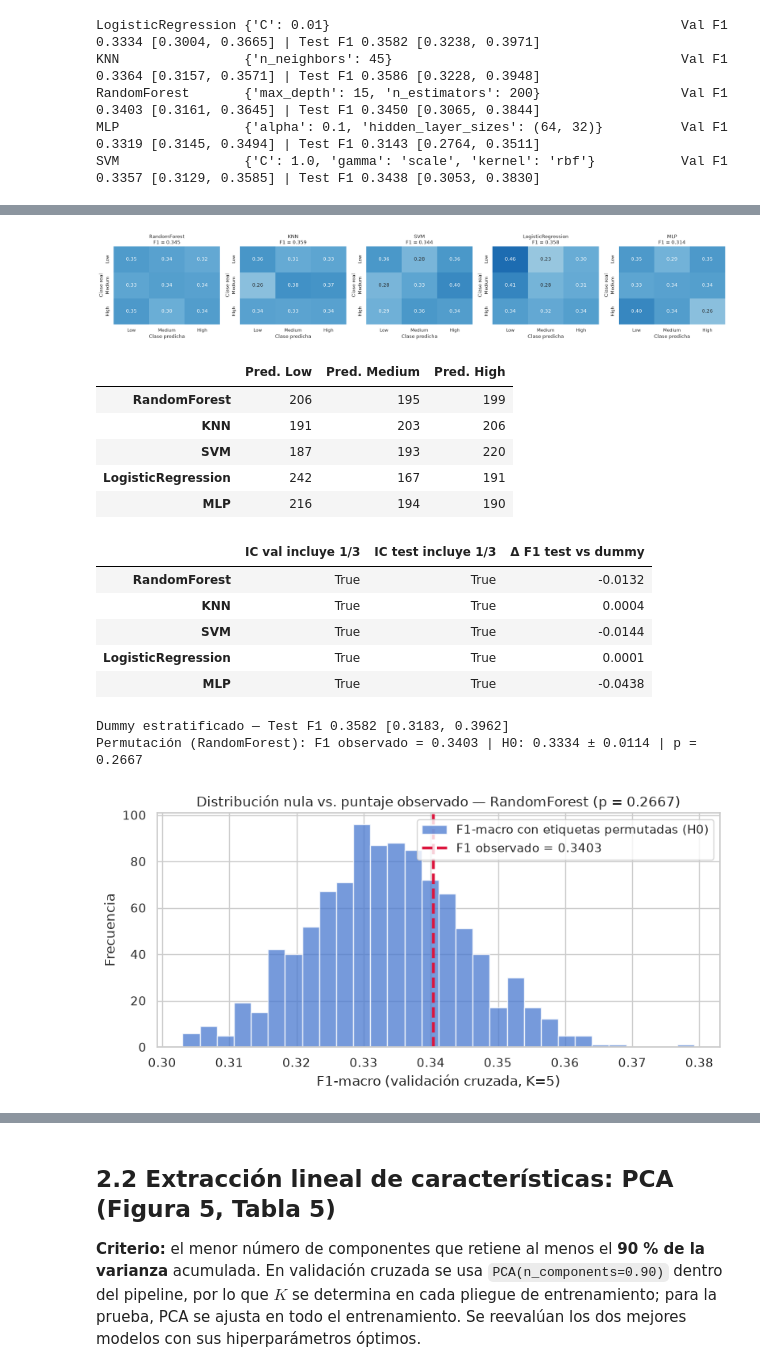
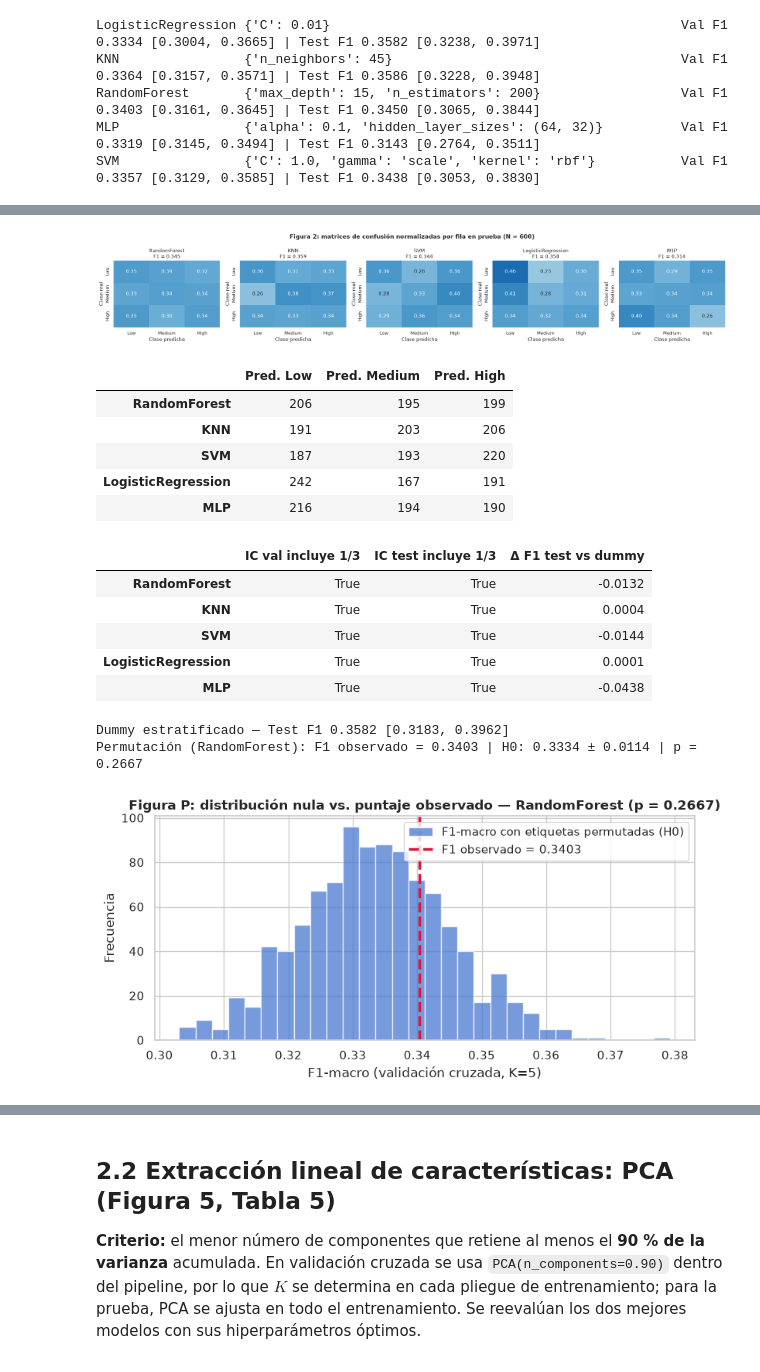
Before and after one commit to acenerumination/MLProject_Cybersecurity_Threat_Severity_and_Impact_Classification, a Jupyter notebook: proyectoModelosII.ipynb, the cells around one changed output, grey strips where cells are left out. Saved outputs shown, nothing was run; the diff lists cells and outputs as text; code cells hidden in the pictures.

```diff
--- a/proyectoModelosII.ipynb
+++ b/proyectoModelosII.ipynb
@@ -18,8 +41,15 @@
 # %%
-# Entorno. En local, instalar las versiones fijadas: pip install -r requirements.txt
-#%pip install -r requirements.txt
-%pip install -q imbalanced-learn umap-learn kagglehub
+# Entorno. En local, instalar antes las dependencias: pip install -r requirements.txt (o uv pip install -r requirements.txt).
+# En Colab se instalan solo las librerías que falten; si pip no está disponible se indica cómo continuar.
+import importlib.util, subprocess, sys
+faltan = [pkg for mod, pkg in {'imblearn': 'imbalanced-learn', 'umap': 'umap-learn', 'kagglehub': 'kagglehub'}.items()
+          if importlib.util.find_spec(mod) is None]
+if faltan:
+    r = subprocess.run([sys.executable, '-m', 'pip', 'install', '-q', *faltan], capture_output=True, text=True)
+    print(f'Instalado: {faltan}' if r.returncode == 0 else f'No se pudo instalar {faltan}; ejecute: pip install -r requirements.txt')
+
 import os, glob, warnings
+warnings.filterwarnings('ignore', message='IProgress not found')   # aviso cosmético de tqdm fuera de Colab
 import numpy as np, pandas as pd, matplotlib.pyplot as plt, seaborn as sns
 from scipy import stats
 from sklearn.base import clone
@@ -51,5 +81,5 @@ CLASSES = ['Low', 'Medium', 'High']
 sns.set_theme(style='whitegrid', palette='muted')
 for d in ('figuras', 'tablas'):
     os.makedirs(d, exist_ok=True)
-save = lambda name: plt.savefig(f'figuras/{name}.png', dpi=200, bbox_inches='tight')
+save = lambda name: plt.savefig(f'figuras/{name}.png', dpi=200, bbox_inches='tight')   # exporta la figura actual
 fmt = lambda c: f'{c[0]:.4f} [{c[1]:.4f}, {c[2]:.4f}]'      # media [IC 95 %]
@@ -108,6 +133,7 @@ corr = df[list(short)].corr().rename(index=short, columns=short)
 fig, axes = plt.subplots(1, 4, figsize=(20, 4.2))
 sns.heatmap(corr, annot=True, fmt='.2f', cmap='coolwarm', vmin=-1, vmax=1, cbar=False, ax=axes[0])
 axes[0].set_title('(a) Correlación de Pearson')
+fig.suptitle('Figura E1: correlación e histogramas de las variables numéricas', fontweight='bold')
 for ax, (col, xl), l in zip(axes[1:], [(LOSS, 'Pérdida (M$ USD)'), ('Number of Affected Users', 'Usuarios afectados'),
                                         (TIME, 'Tiempo de resolución (h)')], 'bcd'):
     sns.histplot(df[col], bins=30, ax=ax)
@@ -120,5 +146,17 @@ fig, axes = plt.subplots(2, 3, figsize=(16, 9))
 for ax, col in zip(axes.flat, CAT):
     sns.countplot(y=col, data=df, order=df[col].value_counts().index, ax=ax)
     ax.set(xlabel='Frecuencia', ylabel='', title=col)
+fig.suptitle('Figura E2: frecuencia de los niveles de cada variable categórica', fontweight='bold')
 plt.tight_layout(); save('fig_E2_categoricas'); plt.show()
+
+# Figura E3: incidentes por año y pérdida financiera por tipo de ataque y por sector
+fig, axes = plt.subplots(1, 3, figsize=(20, 5))
+sns.countplot(x='Year', data=df, color='#55A868', ax=axes[0])
+axes[0].set(xlabel='Año', ylabel='Número de incidentes', title='(a) Incidentes por año')
+for ax, col, l in zip(axes[1:], ['Attack Type', 'Target Industry'], 'bc'):
+    sns.boxplot(x=col, y=LOSS, data=df, ax=ax)
+    ax.set(xlabel=col, ylabel='Pérdida (M$ USD)', title=f'({l}) Pérdida financiera por {col}')
+    ax.tick_params(axis='x', rotation=45)
+fig.suptitle('Figura E3: distribución temporal y pérdida financiera por tipo de ataque y sector', fontweight='bold')
+plt.tight_layout(); save('fig_E3_perdida'); plt.show()
 # %% [output]
@@ -414,10 +464,11 @@ for ax, m in zip(axes, ORDER):
     sns.heatmap(confusion_matrix(y_test, R[m]['pred'], normalize='true'), annot=True, fmt='.2f', cmap='Blues', vmin=0, vmax=0.6,
                 cbar=False, xticklabels=CLASSES, yticklabels=CLASSES, ax=ax)
     ax.set(title=f"{m}\nF1 = {R[m]['test']['f1_macro'][0]:.3f}", xlabel='Clase predicha', ylabel='Clase real')
+fig.suptitle('Figura 2: matrices de confusión normalizadas por fila en prueba (N = 600)', fontweight='bold')
 plt.tight_layout(); save('fig2_confusion'); plt.show()
 display(pd.DataFrame({m: np.bincount(R[m]['pred'], minlength=3) for m in ORDER}, index=[f'Pred. {c}' for c in CLASSES]).T)
 # %% [output]
-[figure, old version]
+[figure, new version]
 |  | Pred. Low | Pred. Medium | Pred. High |
 | RandomForest | 206 | 195 | 199 |
 | KNN | 191 | 203 | 206 |
@@ -427,32 +478,32 @@ display(pd.DataFrame({m: np.bincount(R[m]['pred'], minlength=3) for m in ORDER},
 # %%
 # Comparación con el azar: IC vs 1/3, DummyClassifier estratificado y prueba de permutación (Figura P)
 dummy = make_pipe(DummyClassifier(strategy='stratified', random_state=SEED)).fit(X_train, y_train)
 dummy_test = boot_ci(y_test, dummy.predict(X_test), dummy.predict_proba(X_test))
 inside = lambda c: c[1] <= 1/3 <= c[2]
 display(pd.DataFrame({m: {'IC val incluye 1/3': inside(R[m]['val']['f1_macro']), 'IC test incluye 1/3': inside(R[m]['test']['f1_macro']),
                           'Δ F1 test vs dummy': round(R[m]['test']['f1_macro'][0] - dummy_test['f1_macro'][0], 4)} for m in ORDER}).T)
 print(f"Dummy estratificado — Test F1 {fmt(dummy_test['f1_macro'])}")
 
 best = ORDER[0]
 score, perm, p_value = permutation_test_score(clone(R[best]['model']), X_train, y_train, cv=CV, scoring='f1_macro',
                                               n_permutations=N_PERM, random_state=SEED, n_jobs=-1)
 print(f'Permutación ({best}): F1 observado = {score:.4f} | H0: {perm.mean():.4f} ± {perm.std():.4f} | p = {p_value:.4f}')
 plt.figure(figsize=(8, 4))
 plt.hist(perm, bins=30, alpha=0.75, label='F1-macro con etiquetas permutadas (H0)')
 plt.axvline(score, color='crimson', ls='--', lw=2.5, label=f'F1 observado = {score:.4f}')
 plt.xlabel('F1-macro (validación cruzada, K=5)'); plt.ylabel('Frecuencia')
-plt.title(f'Distribución nula vs. puntaje observado — {best} (p = {p_value:.4f})'); plt.legend()
+plt.title(f'Figura P: distribución nula vs. puntaje observado — {best} (p = {p_value:.4f})', fontweight='bold'); plt.legend()
 plt.tight_layout(); save('figP_permutacion'); plt.show()
 # %% [output]
 |  | IC val incluye 1/3 | IC test incluye 1/3 | Δ F1 test vs dummy |
 | RandomForest | True | True | -0.0132 |
 | KNN | True | True | 0.0004 |
 | SVM | True | True | -0.0144 |
 | LogisticRegression | True | True | 0.0001 |
 | MLP | True | True | -0.0438 |
 Dummy estratificado — Test F1 0.3582 [0.3183, 0.3962]
 Permutación (RandomForest): F1 observado = 0.3403 | H0: 0.3334 ± 0.0114 | p = 0.2667
-[figure, old version]
+[figure, new version]
 # %% [markdown]
 ### Gestión del balance: sensibilidad (Tabla 3) y prueba de estrés (Tabla 3B, Figura 3)
 Con los hiperparámetros óptimos se comparan `none`, `class_weight='balanced'` (LR, RF, SVM), `RandomOverSampler` y `RandomUnderSampler`, aplicados solo en el pliegue de entrenamiento. Se reportan F1-macro y exactitud balanceada (IC $t$) y el recall por clase sobre las predicciones fuera de pliegue: (a) sobre el entrenamiento real (IR = 1) y (b) sobre un subconjunto con desbalance artificial 800/400/160 (IR = 5). La prueba no se usa.
```
Also changed, not shown: parts of 19 cells of this notebook, 12 other files.
